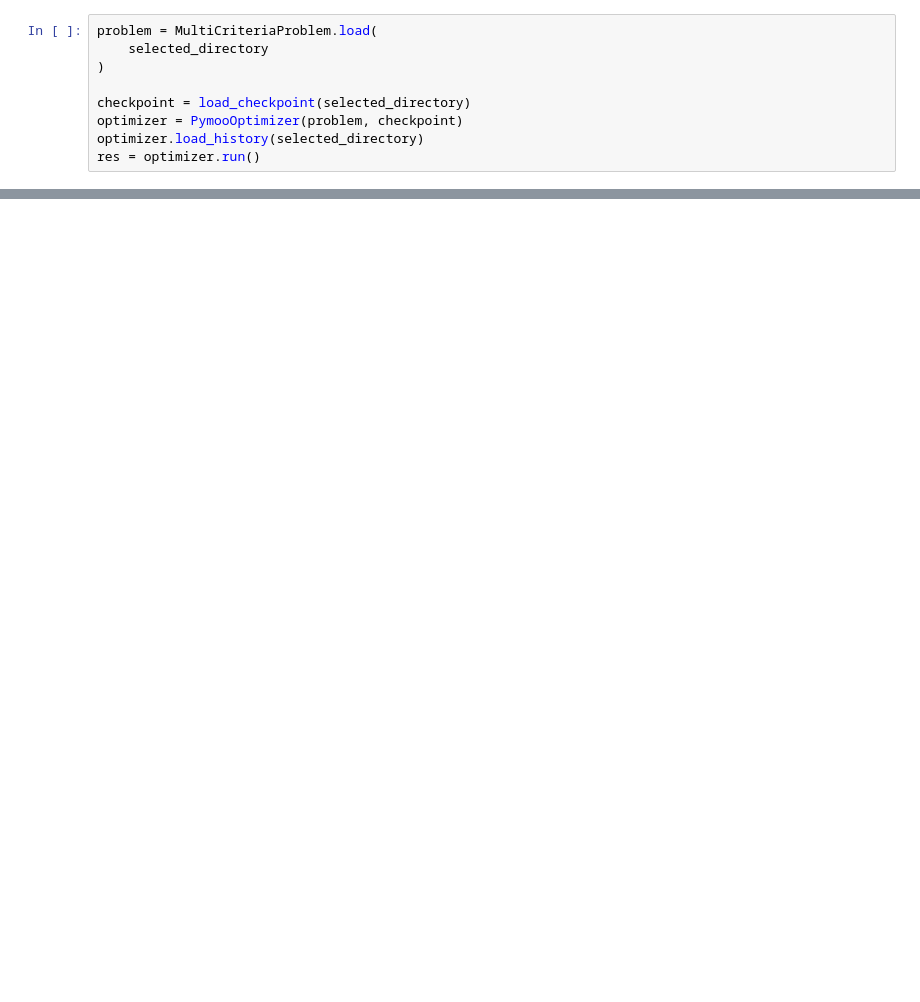
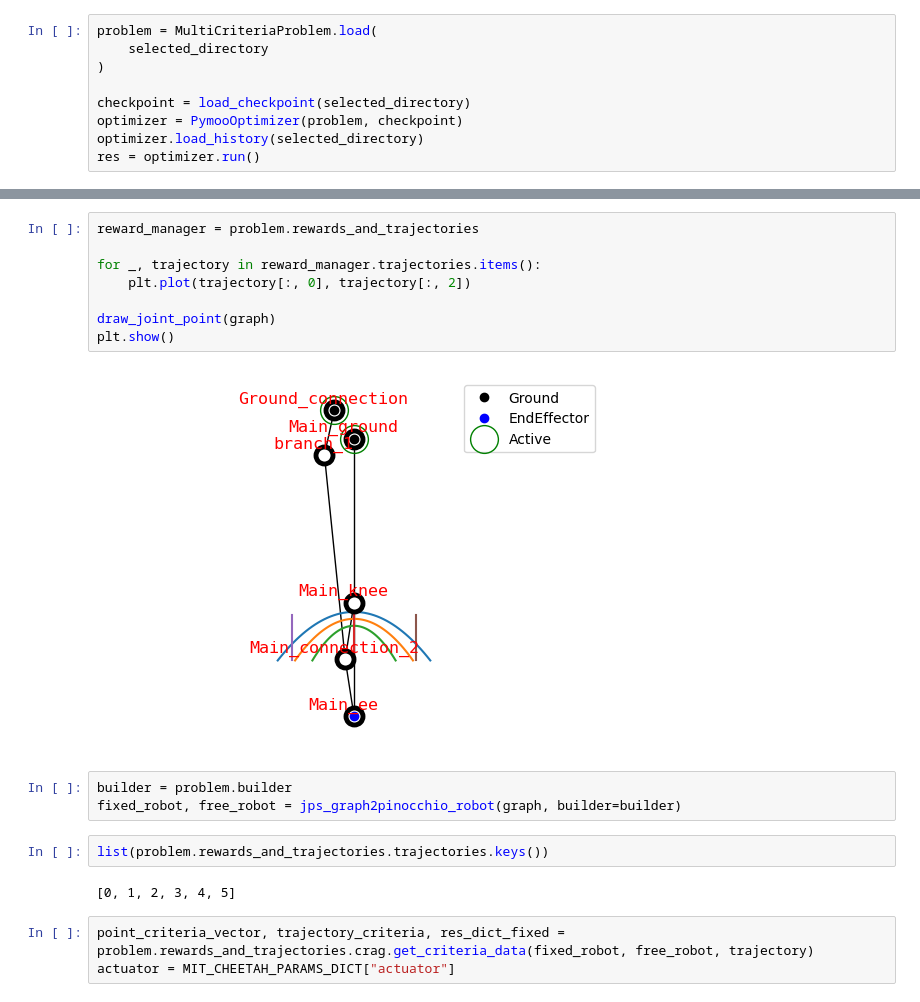
Before and after one commit to LicAiBeerLab/auto-robotics-design, a Jupyter notebook: apps/optimize/one_mech_analysis.ipynb, the cells around one changed output, grey strips where cells are left out. Cells and saved outputs as stored; diff of their text form; blank space fills up the shorter version.

```diff
--- a/apps/optimize/one_mech_analysis.ipynb
+++ b/apps/optimize/one_mech_analysis.ipynb
@@ -89,0 +91,20 @@ len(F)
+# %%
+reward_manager = problem.rewards_and_trajectories
+
+for _, trajectory in reward_manager.trajectories.items():
+    plt.plot(trajectory[:, 0], trajectory[:, 2])
+
+draw_joint_point(graph)
+plt.show()
+# %% [output]
+[figure, added]
+# %%
+builder = problem.builder
+fixed_robot, free_robot = jps_graph2pinocchio_robot(graph, builder=builder)
+# %%
+list(problem.rewards_and_trajectories.trajectories.keys())
+# %% [output]
+[0, 1, 2, 3, 4, 5]
+# %%
+point_criteria_vector, trajectory_criteria, res_dict_fixed = problem.rewards_and_trajectories.crag.get_criteria_data(fixed_robot, free_robot, trajectory)
+actuator = MIT_CHEETAH_PARAMS_DICT["actuator"]
```
Also changed, not shown: parts of 9 cells of this notebook, 1 other file.
